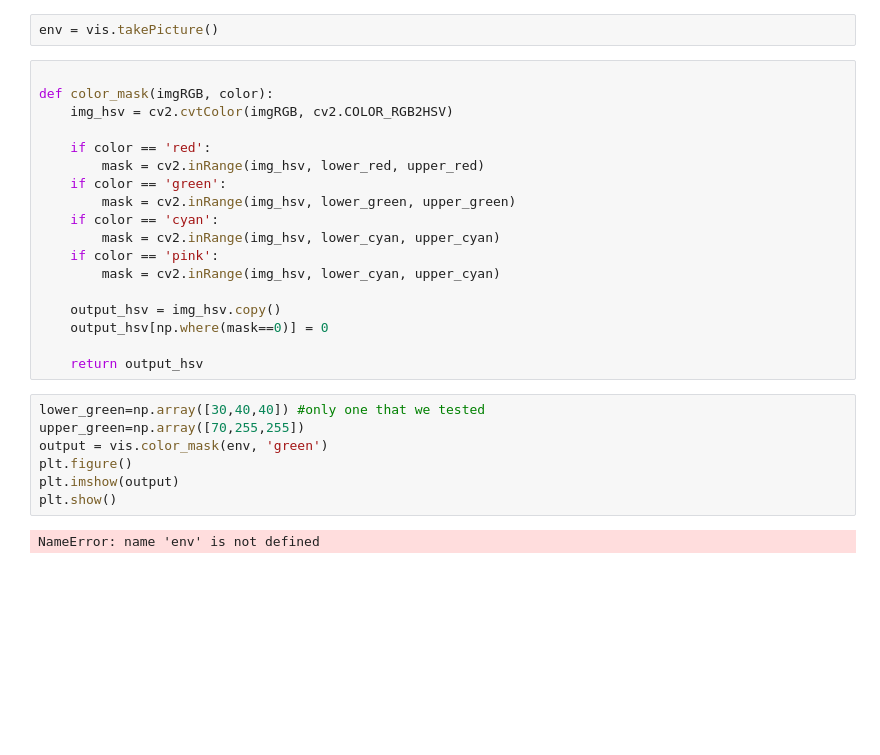
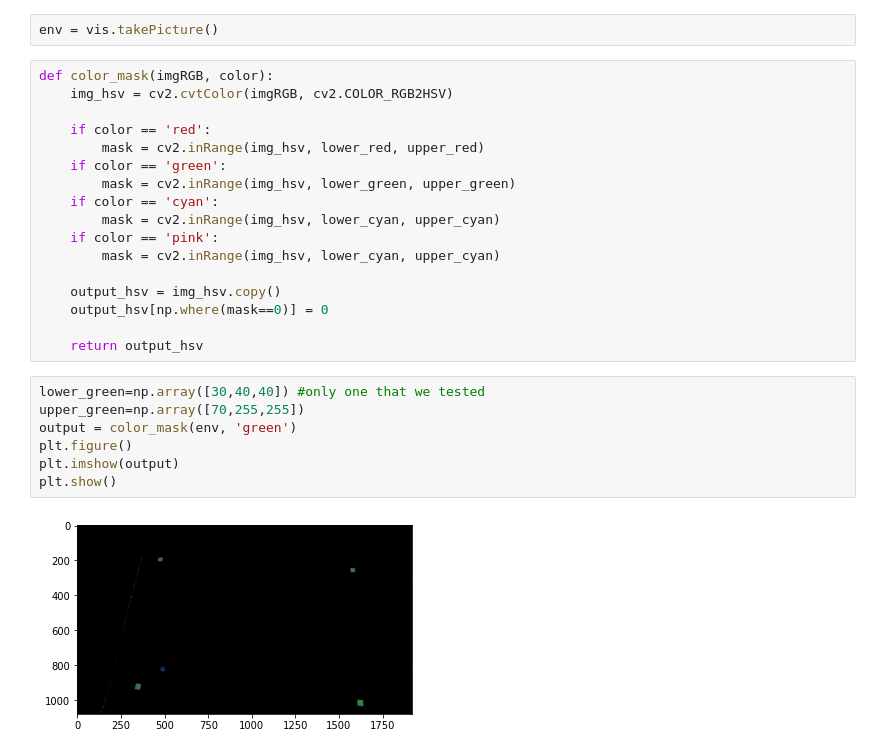
Before and after one commit to theoh-io/EPFL_MobileRobotics_2021, a Jupyter notebook: Test calibration.ipynb, the cells around one changed output. Cells and saved outputs as stored; diff of their text form; blank space fills up the shorter version.

```diff
--- a/Test calibration.ipynb
+++ b/Test calibration.ipynb
@@ -8,7 +8,6 @@ cap = cv2.VideoCapture(0)
 # %%
 env = vis.takePicture()
 # %%
-
 def color_mask(imgRGB, color):
     img_hsv = cv2.cvtColor(imgRGB, cv2.COLOR_RGB2HSV)
 
@@ -28,10 +27,10 @@ def color_mask(imgRGB, color):
 # %%
 lower_green=np.array([30,40,40]) #only one that we tested
 upper_green=np.array([70,255,255])
-output = vis.color_mask(env, 'green')
+output = color_mask(env, 'green')
 plt.figure()
 plt.imshow(output)
 plt.show()
 # %% [output]
-NameError: name 'env' is not defined
+[figure, added]
 # %%
```
Also changed, not shown: parts of 3 cells of this notebook.
